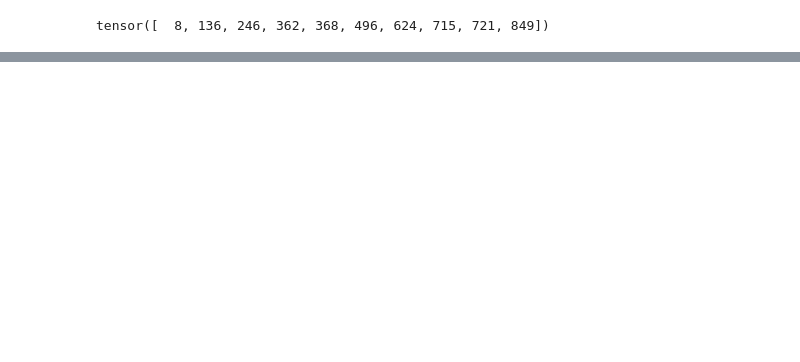
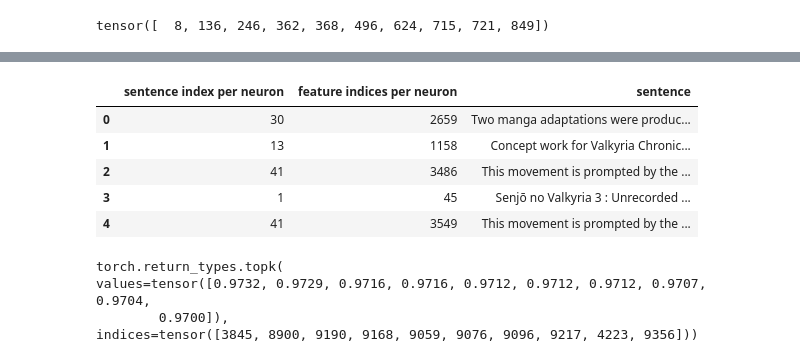
Before and after one commit to heisdenverr/llm-interpretability, a Jupyter notebook: SAE_of_Qwen2_0.5B.ipynb, the cells around one changed output, grey strips where cells are left out. Saved outputs shown, nothing was run; the diff lists cells and outputs as text; code cells hidden in the pictures; blank space fills up the shorter version.

```diff
--- a/SAE_of_Qwen2_0.5B.ipynb
+++ b/SAE_of_Qwen2_0.5B.ipynb
@@ -283,12 +315,0 @@ for n in index:
-# %%
-sd_idx = []
-idx = []
-for neuron in hidden:
-  t3 = torch.topk(neuron, 3)
-  idx.append([n.item() for n in t3.indices])
-
-  sd = [(boundaries>i).nonzero()[0] for i in t3.indices]
-  sd_idx.append(tuple(n.item() for n in sd))
-
-result = dict(zip(sd_idx, idx))
-result
@@ -357,0 +339,16 @@ r_s
+# %%
+feature_one_interpretability.head()
+# %% [output]
+|  | sentence index per neuron | feature indices per neuron | sentence |
+| 0 | 30 | 2659 | Two manga adaptations were produc... |
+| 1 | 13 | 1158 | Concept work for Valkyria Chronic... |
+| 2 | 41 | 3486 | This movement is prompted by the ... |
+| 3 | 1 | 45 | Senjō no Valkyria 3 : Unrecorded ... |
+| 4 | 41 | 3549 | This movement is prompted by the ... |
+# %%
+hidden[:, 2659].topk(10)
+# %% [output]
+torch.return_types.topk(
+values=tensor([0.9732, 0.9729, 0.9716, 0.9716, 0.9712, 0.9712, 0.9712, 0.9707, 0.9704,
+        0.9700]),
+indices=tensor([3845, 8900, 9190, 9168, 9059, 9076, 9096, 9217, 4223, 9356]))
```
Also changed, not shown: parts of 43 cells of this notebook.
